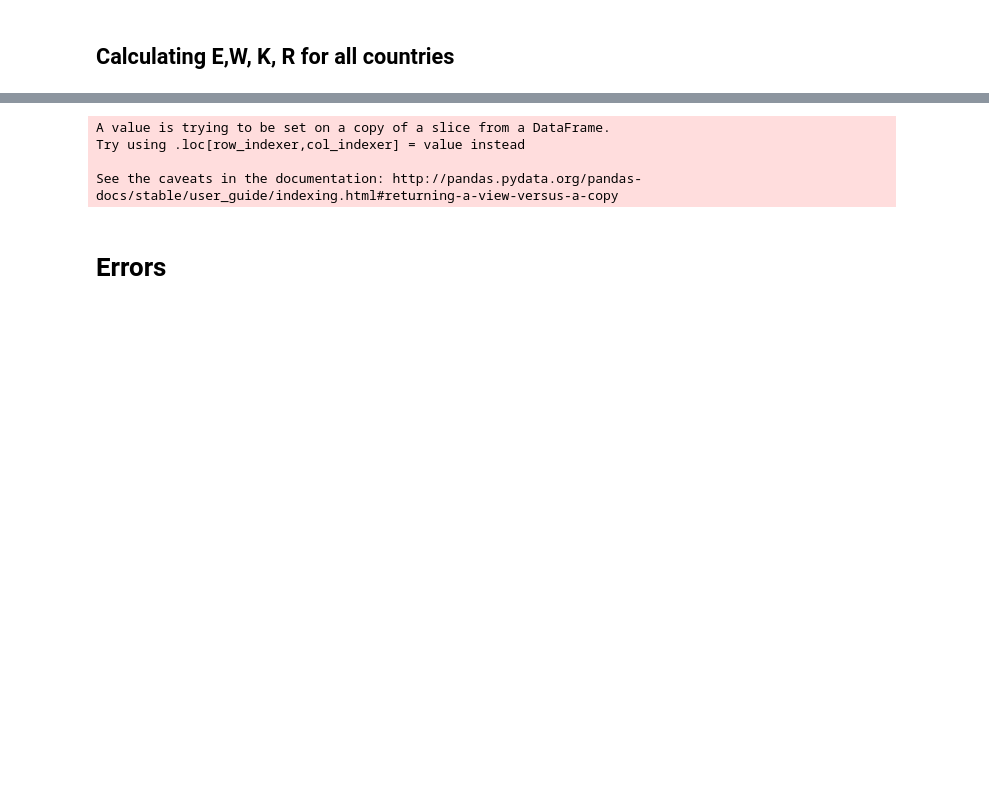
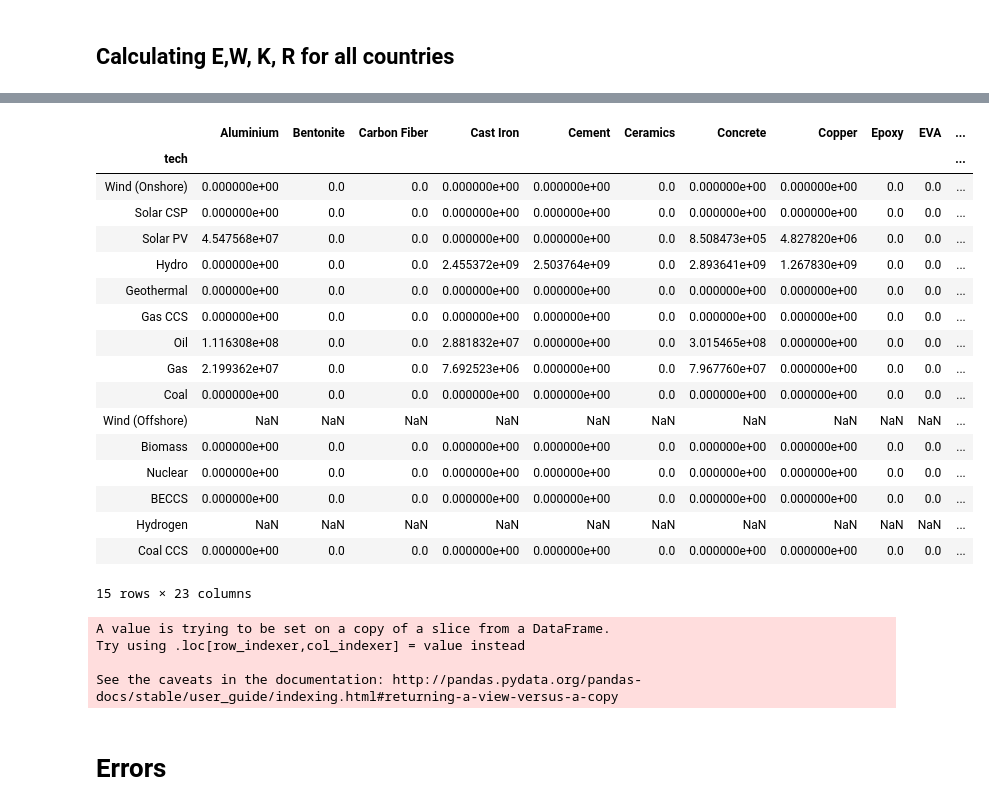
Before and after one commit to kcerva/MAT-DP, a Jupyter notebook: notebooks/MAT-DP.ipynb, the cells around one changed output, grey strips where cells are left out. Saved outputs shown, nothing was run; the diff lists cells and outputs as text; code cells hidden in the pictures; blank space fills up the shorter version.

```diff
--- a/notebooks/MAT-DP.ipynb
+++ b/notebooks/MAT-DP.ipynb
@@ -238,2 +300,4 @@ mat_country[~mat_country['Country'].isin(['Uganda','UK','Kenya'])]
 # %% [markdown]
 ## Calculating E,W, K, R for all countries
+# %%
+a = dfC[(dfC['Scenario']=='Reference')&(dfC['Year']=='2015')&(dfC['Country']=='CM')][coln].T.values#*cM
@@ -240,3 +343,24 @@ mat_country[~mat_country['Country'].isin(['Uganda','UK','Kenya'])]
+# %%
+cM.fillna(0).multiply(cE.T.values).reindex(index = coln).multiply(a)
+# %% [output]
+|  | Aluminium | Bentonite | Carbon Fiber | Cast Iron | Cement | Ceramics | Concrete | Copper | Epoxy | EVA | ... |
+| tech |  |  |  |  |  |  |  |  |  |  | ... |
+| Wind (Onshore) | 0.000000e+00 | 0.0 | 0.0 | 0.000000e+00 | 0.000000e+00 | 0.0 | 0.000000e+00 | 0.000000e+00 | 0.0 | 0.0 | ... |
+| Solar CSP | 0.000000e+00 | 0.0 | 0.0 | 0.000000e+00 | 0.000000e+00 | 0.0 | 0.000000e+00 | 0.000000e+00 | 0.0 | 0.0 | ... |
+| Solar PV | 4.547568e+07 | 0.0 | 0.0 | 0.000000e+00 | 0.000000e+00 | 0.0 | 8.508473e+05 | 4.827820e+06 | 0.0 | 0.0 | ... |
+| Hydro | 0.000000e+00 | 0.0 | 0.0 | 2.455372e+09 | 2.503764e+09 | 0.0 | 2.893641e+09 | 1.267830e+09 | 0.0 | 0.0 | ... |
+| Geothermal | 0.000000e+00 | 0.0 | 0.0 | 0.000000e+00 | 0.000000e+00 | 0.0 | 0.000000e+00 | 0.000000e+00 | 0.0 | 0.0 | ... |
+| Gas CCS | 0.000000e+00 | 0.0 | 0.0 | 0.000000e+00 | 0.000000e+00 | 0.0 | 0.000000e+00 | 0.000000e+00 | 0.0 | 0.0 | ... |
+| Oil | 1.116308e+08 | 0.0 | 0.0 | 2.881832e+07 | 0.000000e+00 | 0.0 | 3.015465e+08 | 0.000000e+00 | 0.0 | 0.0 | ... |
+| Gas | 2.199362e+07 | 0.0 | 0.0 | 7.692523e+06 | 0.000000e+00 | 0.0 | 7.967760e+07 | 0.000000e+00 | 0.0 | 0.0 | ... |
+| Coal | 0.000000e+00 | 0.0 | 0.0 | 0.000000e+00 | 0.000000e+00 | 0.0 | 0.000000e+00 | 0.000000e+00 | 0.0 | 0.0 | ... |
+| Wind (Offshore) | NaN | NaN | NaN | NaN | NaN | NaN | NaN | NaN | NaN | NaN | ... |
+| Biomass | 0.000000e+00 | 0.0 | 0.0 | 0.000000e+00 | 0.000000e+00 | 0.0 | 0.000000e+00 | 0.000000e+00 | 0.0 | 0.0 | ... |
+| Nuclear | 0.000000e+00 | 0.0 | 0.0 | 0.000000e+00 | 0.000000e+00 | 0.0 | 0.000000e+00 | 0.000000e+00 | 0.0 | 0.0 | ... |
+| BECCS | 0.000000e+00 | 0.0 | 0.0 | 0.000000e+00 | 0.000000e+00 | 0.0 | 0.000000e+00 | 0.000000e+00 | 0.0 | 0.0 | ... |
+| Hydrogen | NaN | NaN | NaN | NaN | NaN | NaN | NaN | NaN | NaN | NaN | ... |
+| Coal CCS | 0.000000e+00 | 0.0 | 0.0 | 0.000000e+00 | 0.000000e+00 | 0.0 | 0.000000e+00 | 0.000000e+00 | 0.0 | 0.0 | ... |
+15 rows × 23 columns
 # %%
 # Calculating and transforming country data
 coln = [ 'Wind (Onshore)', 'Wind (Offshore)',
```
Also changed, not shown: parts of 24 cells of this notebook, 16 other files.
